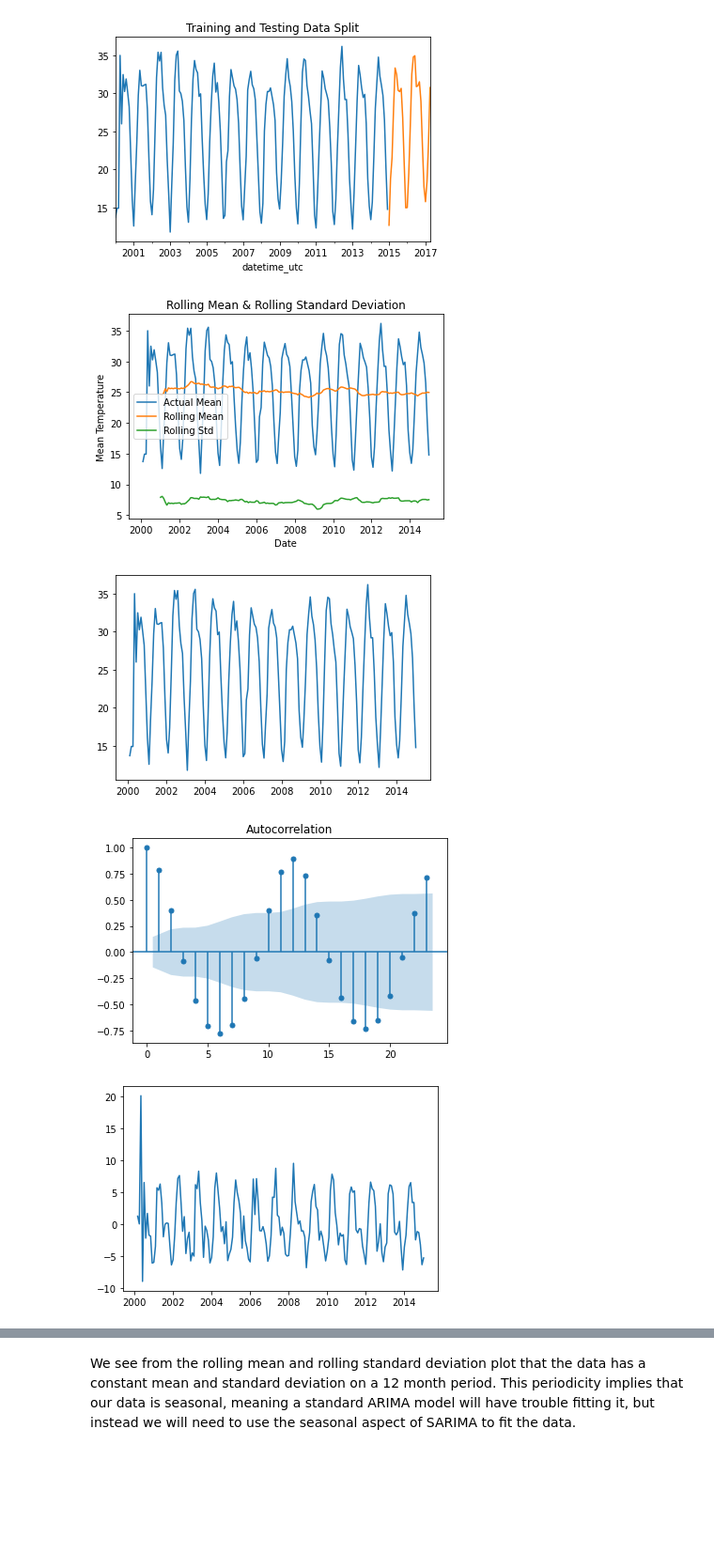
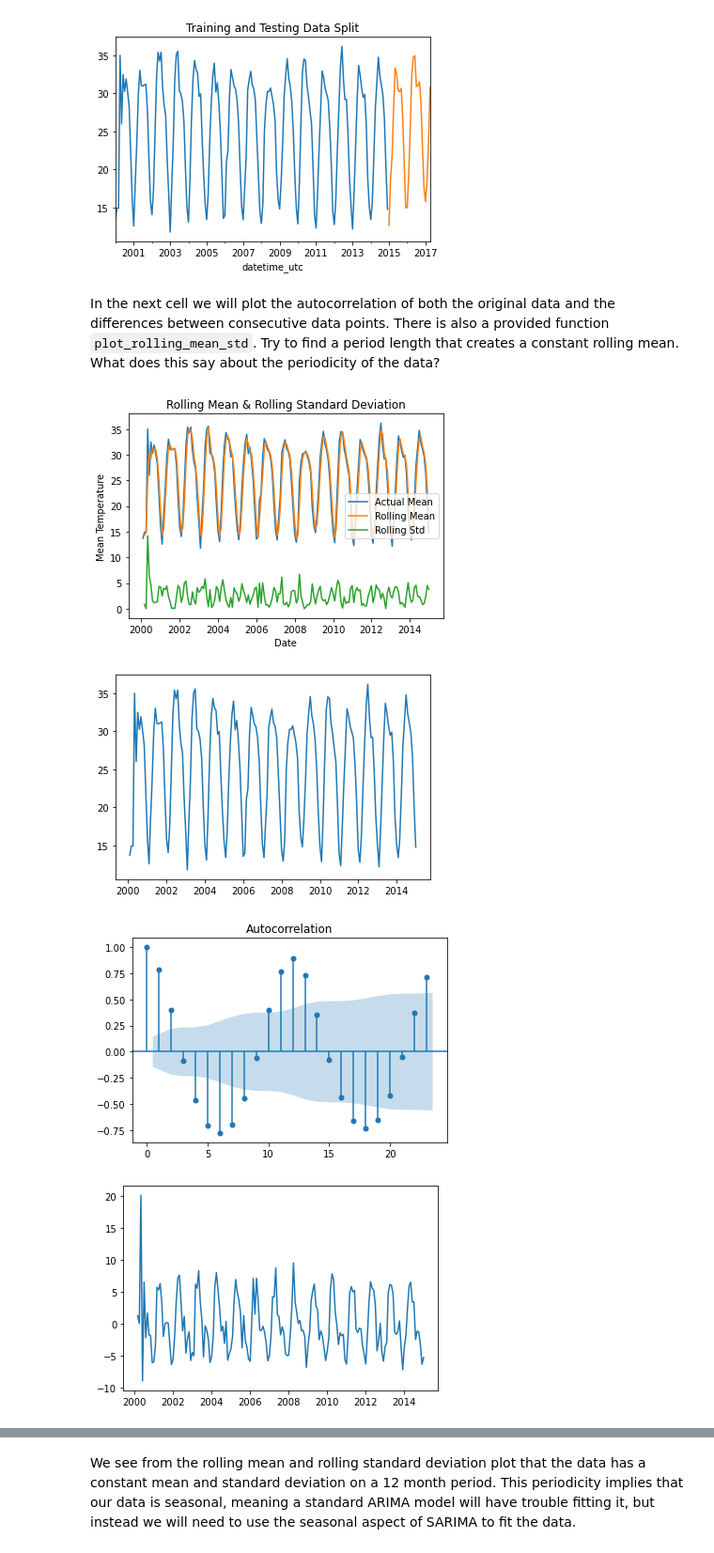
Before and after one commit to adamchang2000/cs189-project-t-arima, a Jupyter notebook: ARIMA_notebook.ipynb, the cells around one changed output, grey strips where cells are left out. Shown: that part at 94% size. Drawn from its saved outputs; the diff is of its cells as text; code cells hidden in the pictures; blank space fills up the shorter version.

```diff
--- a/CS189 Project T ARIMA.ipynb
+++ b/ARIMA_notebook.ipynb
@@ -204,32 +198,35 @@ plt.title('Training and Testing Data Split')
 plt.show()
 # %% [output]
 [figure]
+# %% [markdown]
+In the next cell we will plot the autocorrelation of both the original data and the differences between consecutive data points. There is also a provided function ``plot_rolling_mean_std``. Try to find a period length that creates a constant rolling mean. What does this say about the periodicity of the data?
 # %%
 # check rolling mean and rolling standard deviation
-def plot_rolling_mean_std(ts):
-    rolling_mean = ts.rolling(12).mean()
-    rolling_std = ts.rolling(12).std()
+def plot_rolling_mean_std(ts, period):
+    rolling_mean = ts.rolling(period).mean()
+    rolling_std = ts.rolling(period).std()
 
     plt.plot(ts, label='Actual Mean')
     plt.plot(rolling_mean, label='Rolling Mean')
     plt.plot(rolling_std, label = 'Rolling Std')
     plt.xlabel("Date")
     plt.ylabel("Mean Temperature")
     plt.title('Rolling Mean & Rolling Standard Deviation')
     plt.legend()
     plt.show()
 
-plot_rolling_mean_std(training_data)
+#TODO: change this period parameter until the resulting rolling mean is 0 (Hint: What do you think the period of this data is?)
+plot_rolling_mean_std(training_data, period = 2)
 
 plt.plot(training_data)
 plot_acf(training_data)
 plt.show()
 
 plt.plot(training_data.diff())
 plot_acf(training_data.diff().values)
 plt.show()
 # %% [output]
-[figure, old version]
+[figure, new version]
 [figure]
 [figure]
 [figure]
```
Also changed, not shown: parts of 11 cells of this notebook, 1 other file.
